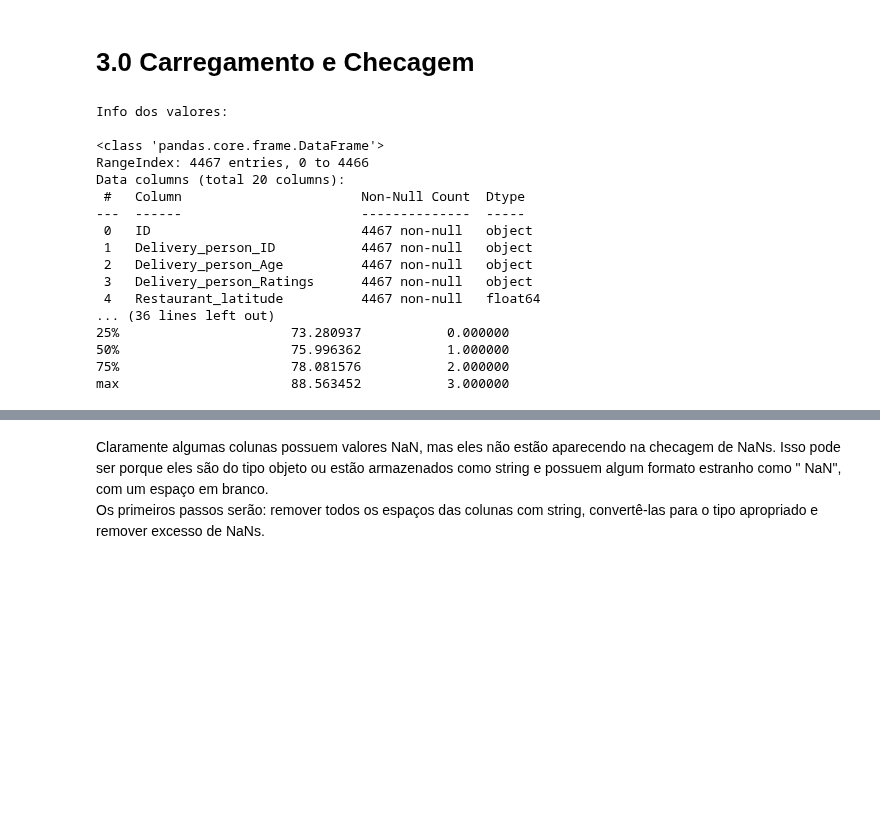
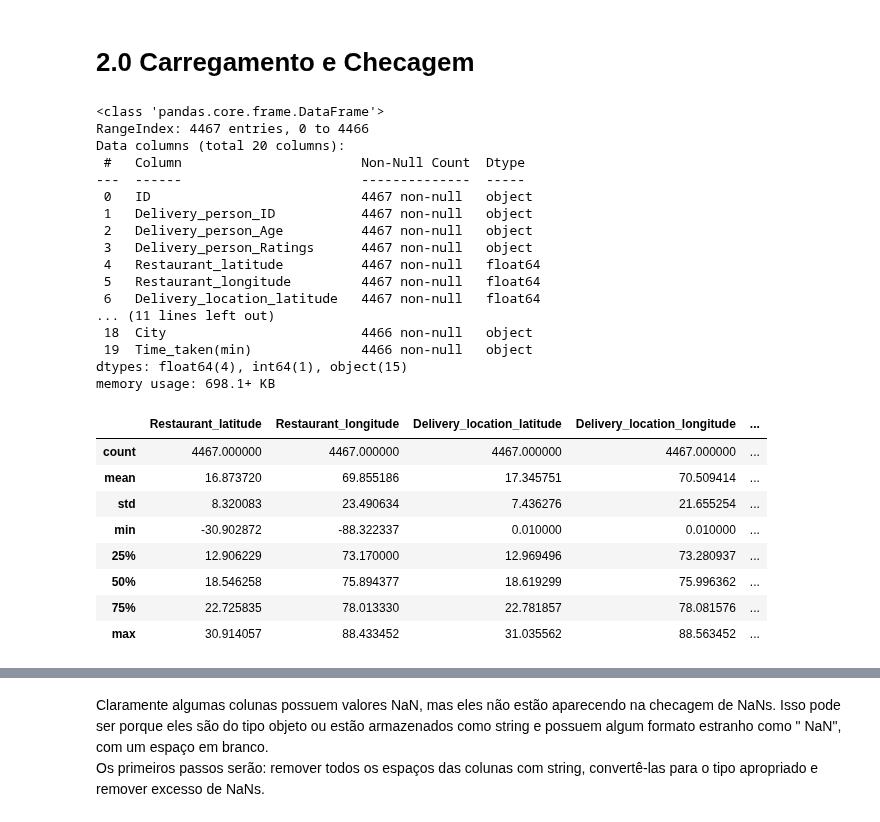
Before and after one commit to luc457x/CDS-PA, a Jupyter notebook: notebook.ipynb, the cells around one changed output, grey strips where cells are left out. Drawn from its saved outputs; the diff is of its cells as text; code cells hidden in the pictures; blank space fills up the shorter version.

```diff
--- a/notebook.ipynb
+++ b/notebook.ipynb
@@ -55,2 +5,2 @@ def hist(x):
 # %% [markdown]
-# 3.0 Carregamento e Checagem
+# 2.0 Carregamento e Checagem
@@ -59,8 +9,6 @@ df_raw = pd.read_csv("train.csv")
 # %%
-checkData(df_raw)
+DF_RAW.info()
 # %% [output]
-Info dos valores:
-
 <class 'pandas.core.frame.DataFrame'>
 RangeIndex: 4467 entries, 0 to 4466
 Data columns (total 20 columns):
@@ -71,9 +19,23 @@ Data columns (total 20 columns):
  2   Delivery_person_Age          4467 non-null   object
  3   Delivery_person_Ratings      4467 non-null   object
  4   Restaurant_latitude          4467 non-null   float64
-... (36 lines left out)
-25%                      73.280937           0.000000
-50%                      75.996362           1.000000
-75%                      78.081576           2.000000
-max                      88.563452           3.000000
+ 5   Restaurant_longitude         4467 non-null   float64
+ 6   Delivery_location_latitude   4467 non-null   float64
+... (11 lines left out)
+ 18  City                         4466 non-null   object
+ 19  Time_taken(min)              4466 non-null   object
+dtypes: float64(4), int64(1), object(15)
+memory usage: 698.1+ KB
+# %%
+DF_RAW.describe()
+# %% [output]
+|  | Restaurant_latitude | Restaurant_longitude | Delivery_location_latitude | Delivery_location_longitude | ... |
+| count | 4467.000000 | 4467.000000 | 4467.000000 | 4467.000000 | ... |
+| mean | 16.873720 | 69.855186 | 17.345751 | 70.509414 | ... |
+| std | 8.320083 | 23.490634 | 7.436276 | 21.655254 | ... |
+| min | -30.902872 | -88.322337 | 0.010000 | 0.010000 | ... |
+| 25% | 12.906229 | 73.170000 | 12.969496 | 73.280937 | ... |
+| 50% | 18.546258 | 75.894377 | 18.619299 | 75.996362 | ... |
+| 75% | 22.725835 | 78.013330 | 22.781857 | 78.081576 | ... |
+| max | 30.914057 | 88.433452 | 31.035562 | 88.563452 | ... |
 # %%
```
Also changed, not shown: parts of 36 cells of this notebook, 1 other file.
